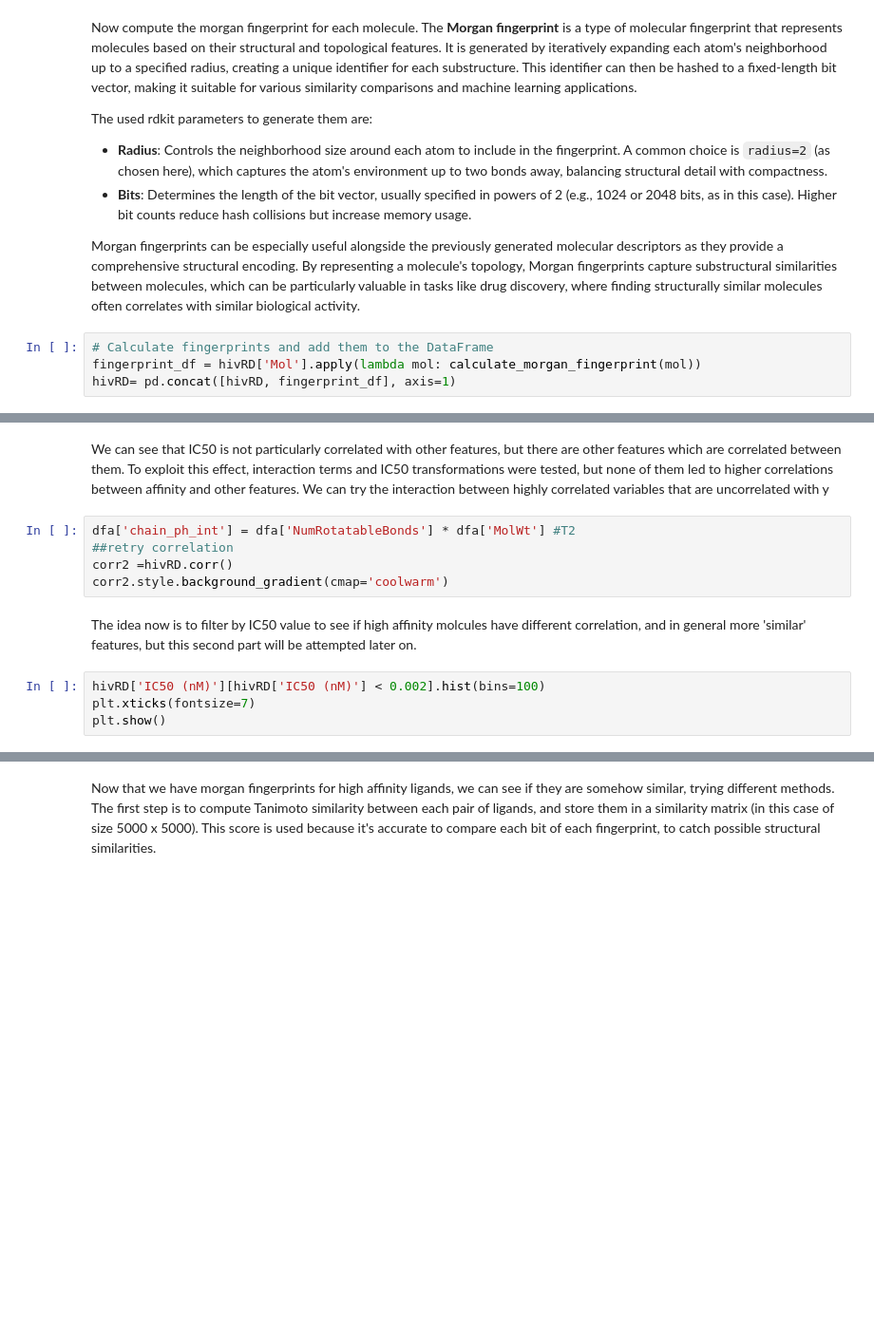
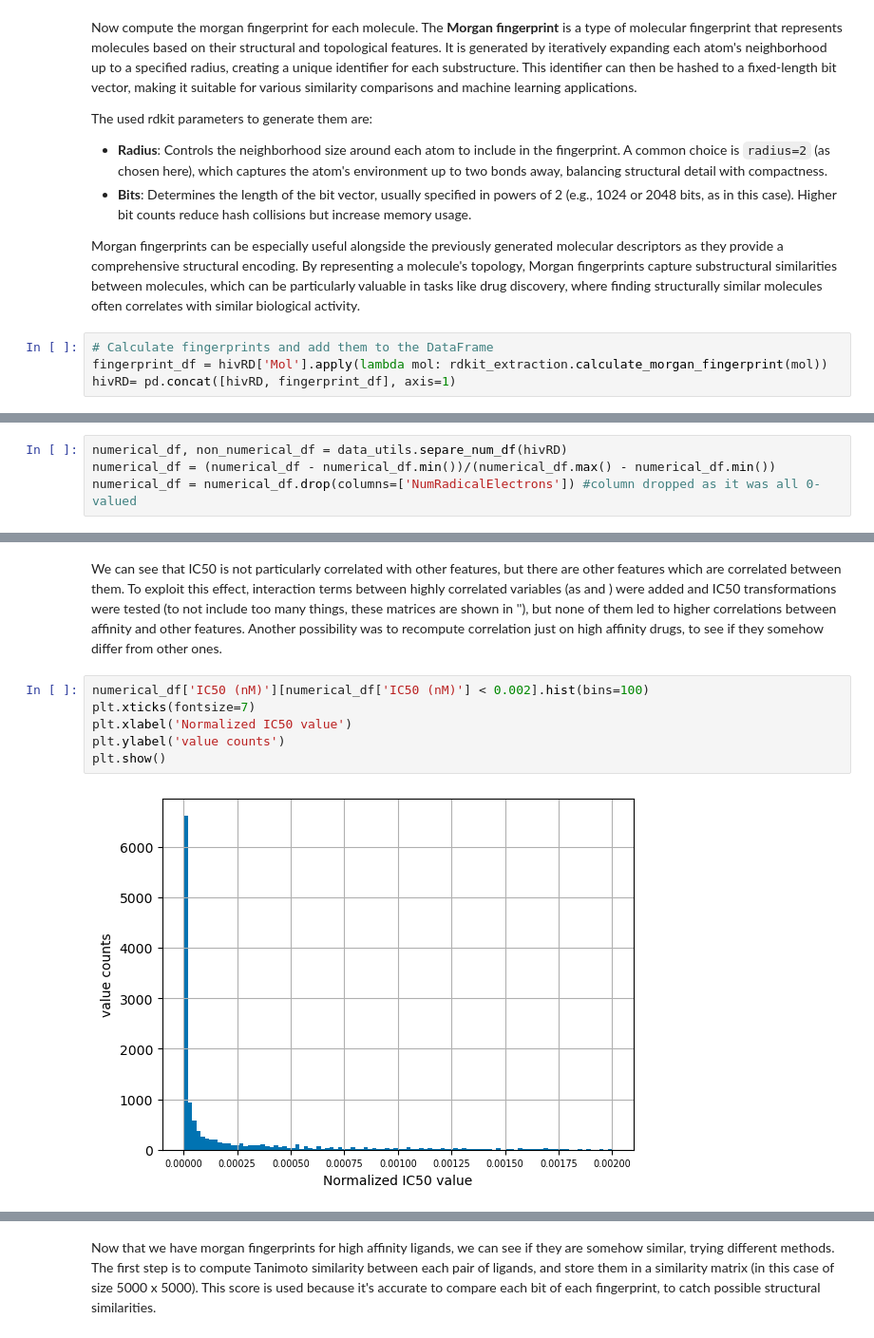
Before and after one commit to epfl-ada/ada-2024-project-adattatori, a Jupyter notebook: results.ipynb, the cells around one changed output, grey strips where cells are left out. Shown at 95% size. Drawn from its saved outputs; the diff is of its cells as text; blank space fills up the shorter version.

Commit message:
results + other things
ollare

```diff
--- a/results.ipynb
+++ b/results.ipynb
@@ -164,5 +163,5 @@ The used rdkit parameters to generate them are:
 Morgan fingerprints can be especially useful alongside the previously generated molecular descriptors as they provide a comprehensive structural encoding. By representing a molecule's topology, Morgan fingerprints capture substructural similarities between molecules, which can be particularly valuable in tasks like drug discovery, where finding structurally similar molecules often correlates with similar biological activity.
 # %%
 # Calculate fingerprints and add them to the DataFrame
-fingerprint_df = hivRD['Mol'].apply(lambda mol: calculate_morgan_fingerprint(mol))
+fingerprint_df = hivRD['Mol'].apply(lambda mol: rdkit_extraction.calculate_morgan_fingerprint(mol))
 hivRD= pd.concat([hivRD, fingerprint_df], axis=1)
@@ -183,0 +208,4 @@ evalutation_utils.plot_correlation_matrix(hivRD_cleaned)
+# %%
+numerical_df, non_numerical_df = data_utils.separe_num_df(hivRD)
+numerical_df = (numerical_df - numerical_df.min())/(numerical_df.max() - numerical_df.min())
+numerical_df = numerical_df.drop(columns=['NumRadicalElectrons']) #column dropped as it was all 0-valued
@@ -184,13 +233,10 @@ evalutation_utils.plot_correlation_matrix(hivRD_cleaned)
 # %% [markdown]
- We can see that IC50 is not particularly correlated with other features, but there are other features which are correlated between them. To exploit this effect, interaction terms and IC50 transformations were tested, but none of them led to higher correlations between affinity and other features. We can try the interaction between highly correlated variables that are uncorrelated with y
+ We can see that IC50 is not particularly correlated with other features, but there are other features which are correlated between them. To exploit this effect, interaction terms between highly correlated variables (as and ) were added and IC50 transformations were tested (to not include too many things, these matrices are shown in ''), but none of them led to higher correlations between affinity and other features. Another possibility was to recompute correlation just on high affinity drugs, to see if they somehow differ from other ones.
-# %%
-dfa['chain_ph_int'] = dfa['NumRotatableBonds'] * dfa['MolWt'] #T2
-##retry correlation
-corr2 =hivRD.corr()
-corr2.style.background_gradient(cmap='coolwarm')
-# %% [markdown]
-The idea now is to filter by IC50 value to see if high affinity molcules have different correlation, and in general more 'similar' features, but this second part will be attempted later on.
 # %%
-hivRD['IC50 (nM)'][hivRD['IC50 (nM)'] < 0.002].hist(bins=100)
+numerical_df['IC50 (nM)'][numerical_df['IC50 (nM)'] < 0.002].hist(bins=100)
 plt.xticks(fontsize=7)
+plt.xlabel('Normalized IC50 value')
+plt.ylabel('value counts')
 plt.show()
+# %% [output]
+[figure, added]
```
Also changed, not shown: parts of 42 cells of this notebook, 3 other files.
